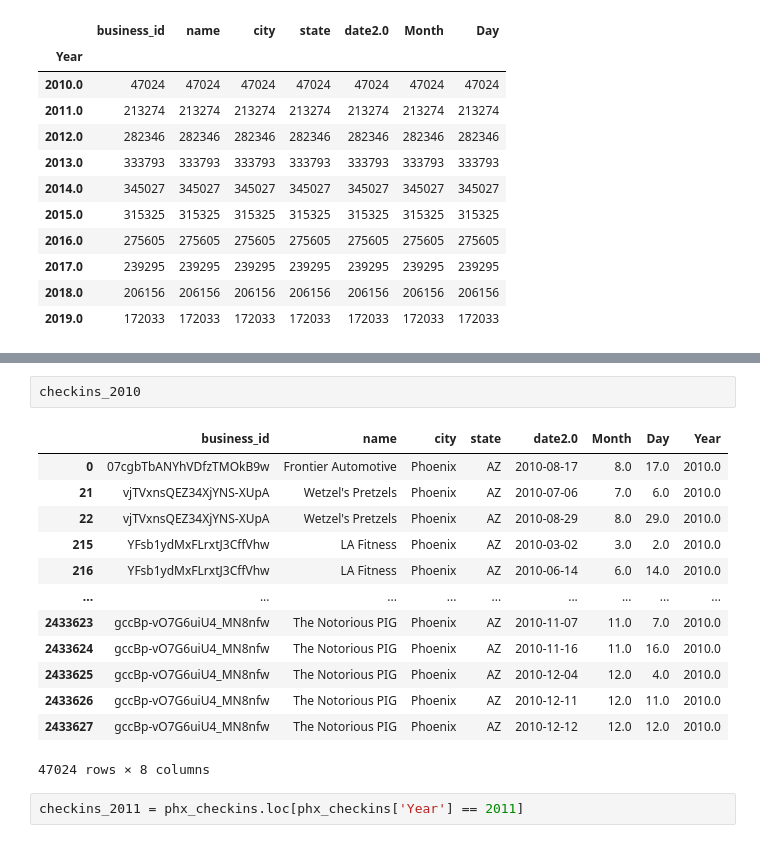
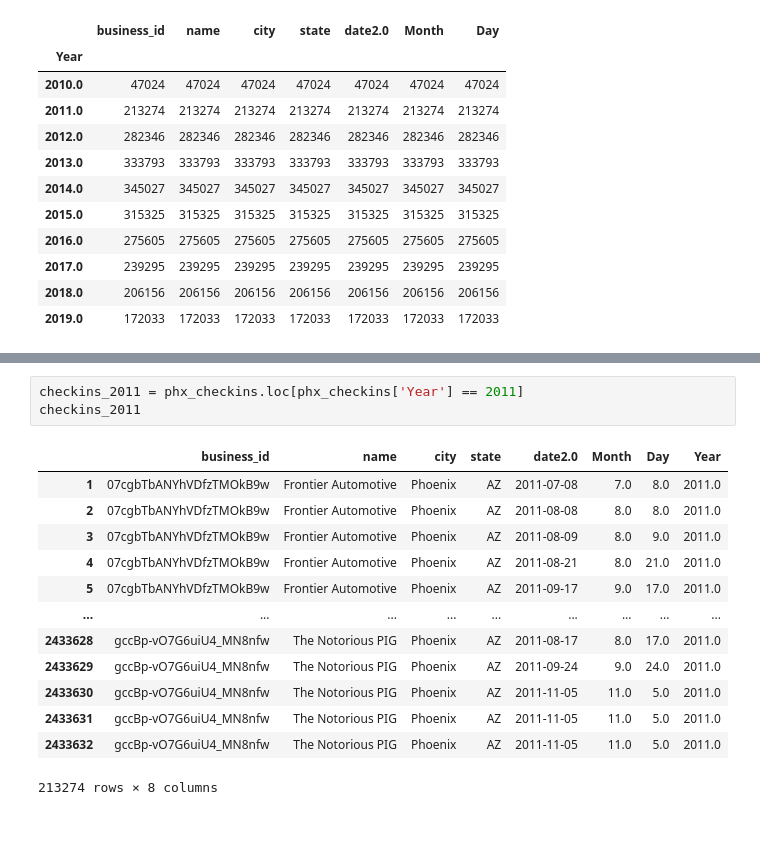
Before and after one commit to egitit/Yelp_Business_Check-ins_and_The-Weather, a Jupyter notebook: yelp_checkin_eda.ipynb, the cells around one changed output, grey strips where cells are left out. Saved outputs shown, nothing was run; the diff lists cells and outputs as text.

Commit message:
broken down Phx, AZ by year. Now need to web scrape

```diff
--- a/yelp_checkin_eda.ipynb
+++ b/yelp_checkin_eda.ipynb
@@ -465,20 +480,19 @@ checkins_2010 = phx_checkins.loc[phx_checkins['Year'] == 2010]
-# %%
-checkins_2010
-# %% [output]
-|  | business_id | name | city | state | date2.0 | Month | Day | Year |
-| 0 | 07cgbTbANYhVDfzTMOkB9w | Frontier Automotive | Phoenix | AZ | 2010-08-17 | 8.0 | 17.0 | 2010.0 |
-| 21 | vjTVxnsQEZ34XjYNS-XUpA | Wetzel's Pretzels | Phoenix | AZ | 2010-07-06 | 7.0 | 6.0 | 2010.0 |
-| 22 | vjTVxnsQEZ34XjYNS-XUpA | Wetzel's Pretzels | Phoenix | AZ | 2010-08-29 | 8.0 | 29.0 | 2010.0 |
-| 215 | YFsb1ydMxFLrxtJ3CffVhw | LA Fitness | Phoenix | AZ | 2010-03-02 | 3.0 | 2.0 | 2010.0 |
-| 216 | YFsb1ydMxFLrxtJ3CffVhw | LA Fitness | Phoenix | AZ | 2010-06-14 | 6.0 | 14.0 | 2010.0 |
-| ... | ... | ... | ... | ... | ... | ... | ... | ... |
-| 2433623 | gccBp-vO7G6uiU4_MN8nfw | The Notorious PIG | Phoenix | AZ | 2010-11-07 | 11.0 | 7.0 | 2010.0 |
-| 2433624 | gccBp-vO7G6uiU4_MN8nfw | The Notorious PIG | Phoenix | AZ | 2010-11-16 | 11.0 | 16.0 | 2010.0 |
-| 2433625 | gccBp-vO7G6uiU4_MN8nfw | The Notorious PIG | Phoenix | AZ | 2010-12-04 | 12.0 | 4.0 | 2010.0 |
-| 2433626 | gccBp-vO7G6uiU4_MN8nfw | The Notorious PIG | Phoenix | AZ | 2010-12-11 | 12.0 | 11.0 | 2010.0 |
-| 2433627 | gccBp-vO7G6uiU4_MN8nfw | The Notorious PIG | Phoenix | AZ | 2010-12-12 | 12.0 | 12.0 | 2010.0 |
-47024 rows × 8 columns
 # %%
 checkins_2011 = phx_checkins.loc[phx_checkins['Year'] == 2011]
+checkins_2011
+# %% [output]
+|  | business_id | name | city | state | date2.0 | Month | Day | Year |
+| 1 | 07cgbTbANYhVDfzTMOkB9w | Frontier Automotive | Phoenix | AZ | 2011-07-08 | 7.0 | 8.0 | 2011.0 |
+| 2 | 07cgbTbANYhVDfzTMOkB9w | Frontier Automotive | Phoenix | AZ | 2011-08-08 | 8.0 | 8.0 | 2011.0 |
+| 3 | 07cgbTbANYhVDfzTMOkB9w | Frontier Automotive | Phoenix | AZ | 2011-08-09 | 8.0 | 9.0 | 2011.0 |
+| 4 | 07cgbTbANYhVDfzTMOkB9w | Frontier Automotive | Phoenix | AZ | 2011-08-21 | 8.0 | 21.0 | 2011.0 |
+| 5 | 07cgbTbANYhVDfzTMOkB9w | Frontier Automotive | Phoenix | AZ | 2011-09-17 | 9.0 | 17.0 | 2011.0 |
+| ... | ... | ... | ... | ... | ... | ... | ... | ... |
+| 2433628 | gccBp-vO7G6uiU4_MN8nfw | The Notorious PIG | Phoenix | AZ | 2011-08-17 | 8.0 | 17.0 | 2011.0 |
+| 2433629 | gccBp-vO7G6uiU4_MN8nfw | The Notorious PIG | Phoenix | AZ | 2011-09-24 | 9.0 | 24.0 | 2011.0 |
+| 2433630 | gccBp-vO7G6uiU4_MN8nfw | The Notorious PIG | Phoenix | AZ | 2011-11-05 | 11.0 | 5.0 | 2011.0 |
+| 2433631 | gccBp-vO7G6uiU4_MN8nfw | The Notorious PIG | Phoenix | AZ | 2011-11-05 | 11.0 | 5.0 | 2011.0 |
+| 2433632 | gccBp-vO7G6uiU4_MN8nfw | The Notorious PIG | Phoenix | AZ | 2011-11-05 | 11.0 | 5.0 | 2011.0 |
+213274 rows × 8 columns
 # %%
 checkins_2012 = phx_checkins.loc[phx_checkins['Year'] == 2012]
```
Also changed, not shown: parts of 10 cells of this notebook, 1 other file.
